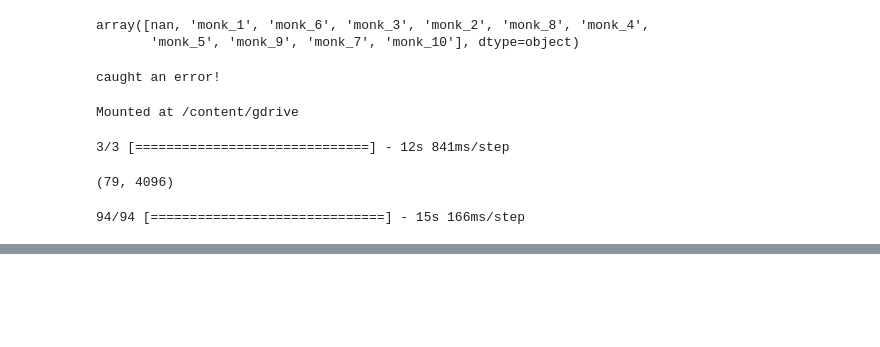
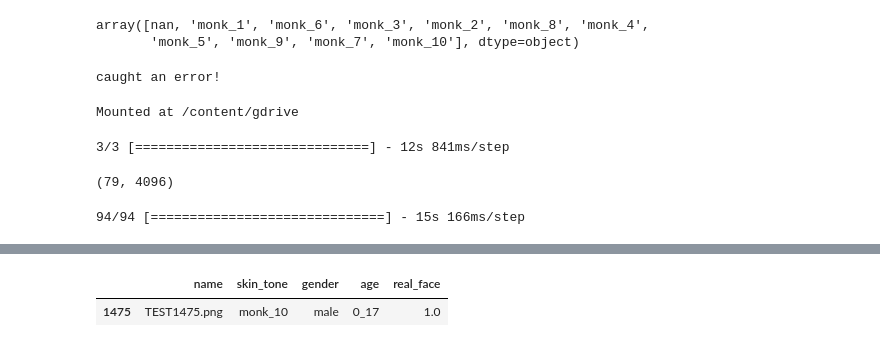
Before and after one commit to am-bean/face_recognition_bounty, a Jupyter notebook: notebooks/dalle_explore.ipynb, the cells around one changed output, grey strips where cells are left out. Saved outputs shown, nothing was run; the diff lists cells and outputs as text; code cells hidden in the pictures; blank space fills up the shorter version.

```diff
--- a/notebooks/dalle_explore.ipynb
+++ b/notebooks/dalle_explore.ipynb
@@ -149,0 +180,6 @@ np.save("gdrive/MyDrive/data/vgg_dalle_preds.npy", preds)
+# %%
+black_test = test_labels[test_labels["skin_tone"] == "monk_10"].sample(1)
+black_test
+# %% [output]
+|  | name | skin_tone | gender | age | real_face |
+| 1475 | TEST1475.png | monk_10 | male | 0_17 | 1.0 |
```
Also changed, not shown: parts of 5 cells of this notebook, 1 other file.
